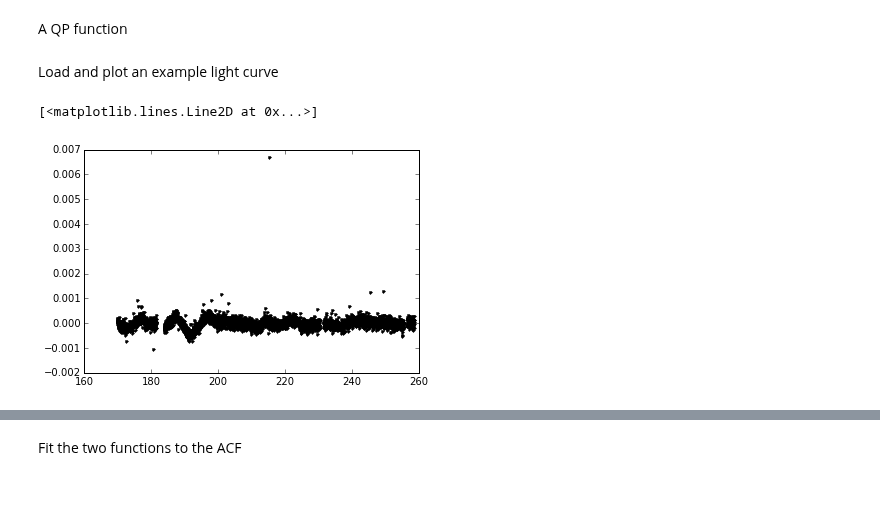
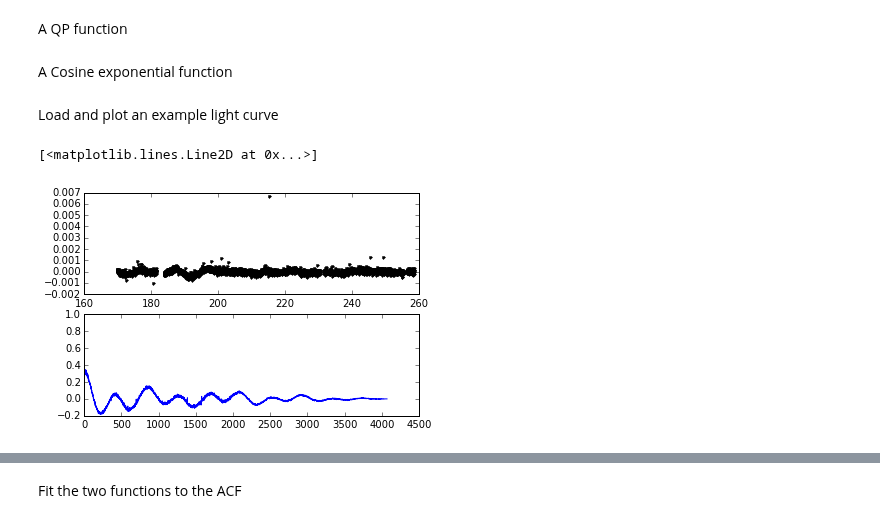
Before and after one commit to RuthAngus/GProtation, a Jupyter notebook: code/acf_tests.ipynb, the cells around one changed output, grey strips where cells are left out. Cells and saved outputs as stored; diff of their text form; code cells hidden in the pictures; blank space fills up the shorter version.

```diff
--- a/code/acf_tests.ipynb
+++ b/code/acf_tests.ipynb
@@ -40,3 +40,5 @@ A QP function
 # %%
 def QP(par, x):
     return par[0] * np.exp( - x**2/(2*par[1]**2) - par[2]**2 * (np.sin(np.pi*x/par[3]))**2 )
+# %% [markdown]
+A Cosine exponential function
@@ -45,16 +50,20 @@ Load and plot an example light curve
 # %%
 kid = "008311864"
 fnames = glob.glob("/Users/ruthangus/.kplr/data/lightcurves/{0}/*".format(kid))
 data = fitsio.read(fnames[2])
 time = data["TIME"]
 flux = data["PDCSAP_FLUX"]
 err = data["PDCSAP_FLUX_ERR"]
 m = np.isfinite(time) * np.isfinite(flux) * np.isfinite(err)
 x = time[m]
 med = np.median(flux[m])
 y = flux[m]/med - 1
 yerr = err[m]/med
+plt.subplot(2, 1, 1)
 plt.plot(x, y, "k.")
+plt.subplot(2, 1, 2)
+acf = acorr(y)
+plt.plot(acf) # plot acf
 # %% [output]
 [<matplotlib.lines.Line2D at 0x...>]
-[figure, old version]
+[figure, new version]
```
Also changed, not shown: parts of 29 cells of this notebook, 10 other files.
